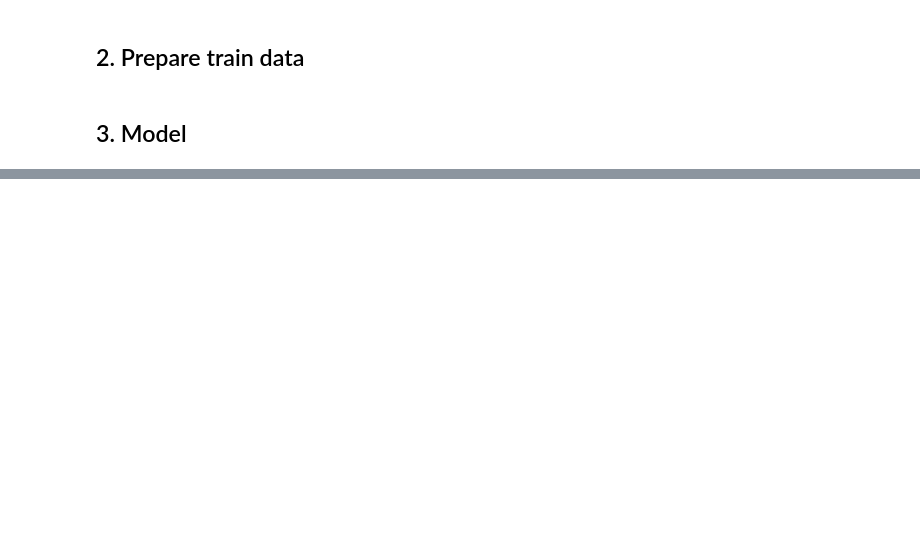
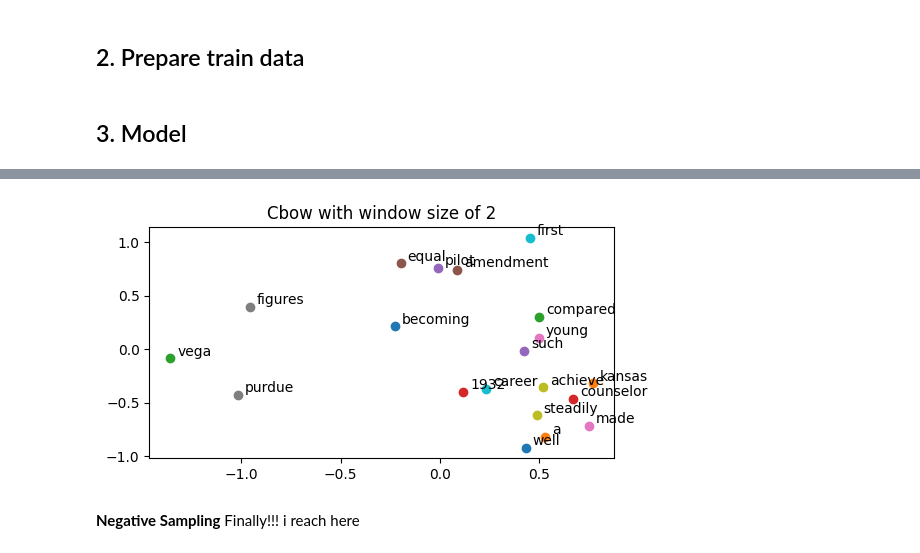
Before and after one commit to scarredwitch/NLP_LABS, a Jupyter notebook: Assignment1_Word2Vec.ipynb, the cells around one changed output, grey strips where cells are left out. Drawn from its saved outputs; the diff is of its cells as text; code cells hidden in the pictures; blank space fills up the shorter version.

```diff
--- a/Assignment1_Word2Vec.ipynb
+++ b/Assignment1_Word2Vec.ipynb
@@ -207,0 +445,12 @@ torch.Size([2, 249])
+# %%
+plt.figure(figsize=(6,3))
+for i, word in enumerate(vocabs[:20]): #loop each unique vocab
+    x, y = get_embed(word)
+    plt.scatter(x, y)
+    plt.annotate(word, xy=(x, y), xytext=(5, 2), textcoords='offset points')
+plt.title('Cbow with window size of 2')
+plt.show()
+# %% [output]
+[figure, added]
+# %% [markdown]
+**Negative Sampling** Finally!!! i reach here
```
Also changed, not shown: parts of 33 cells of this notebook.
